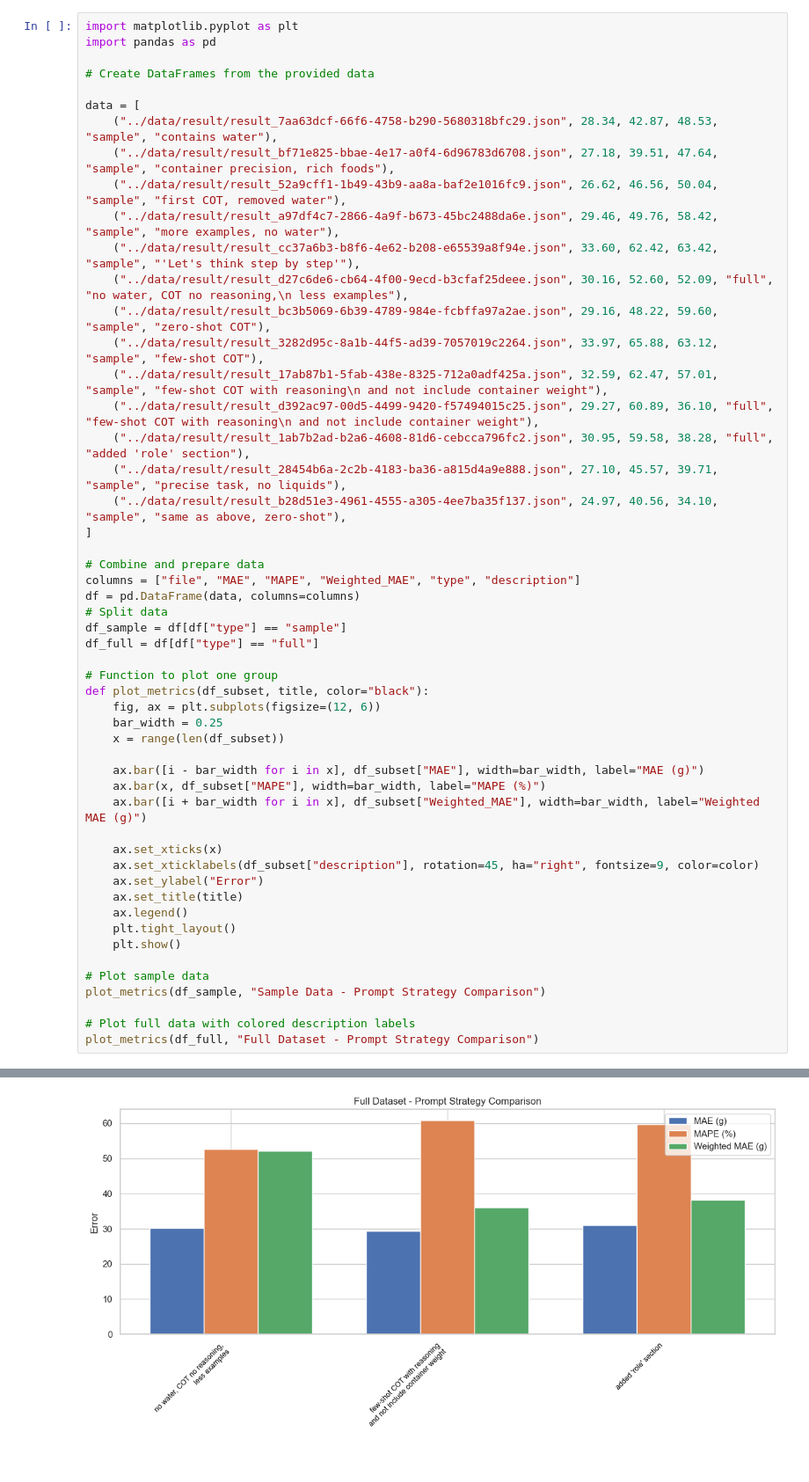
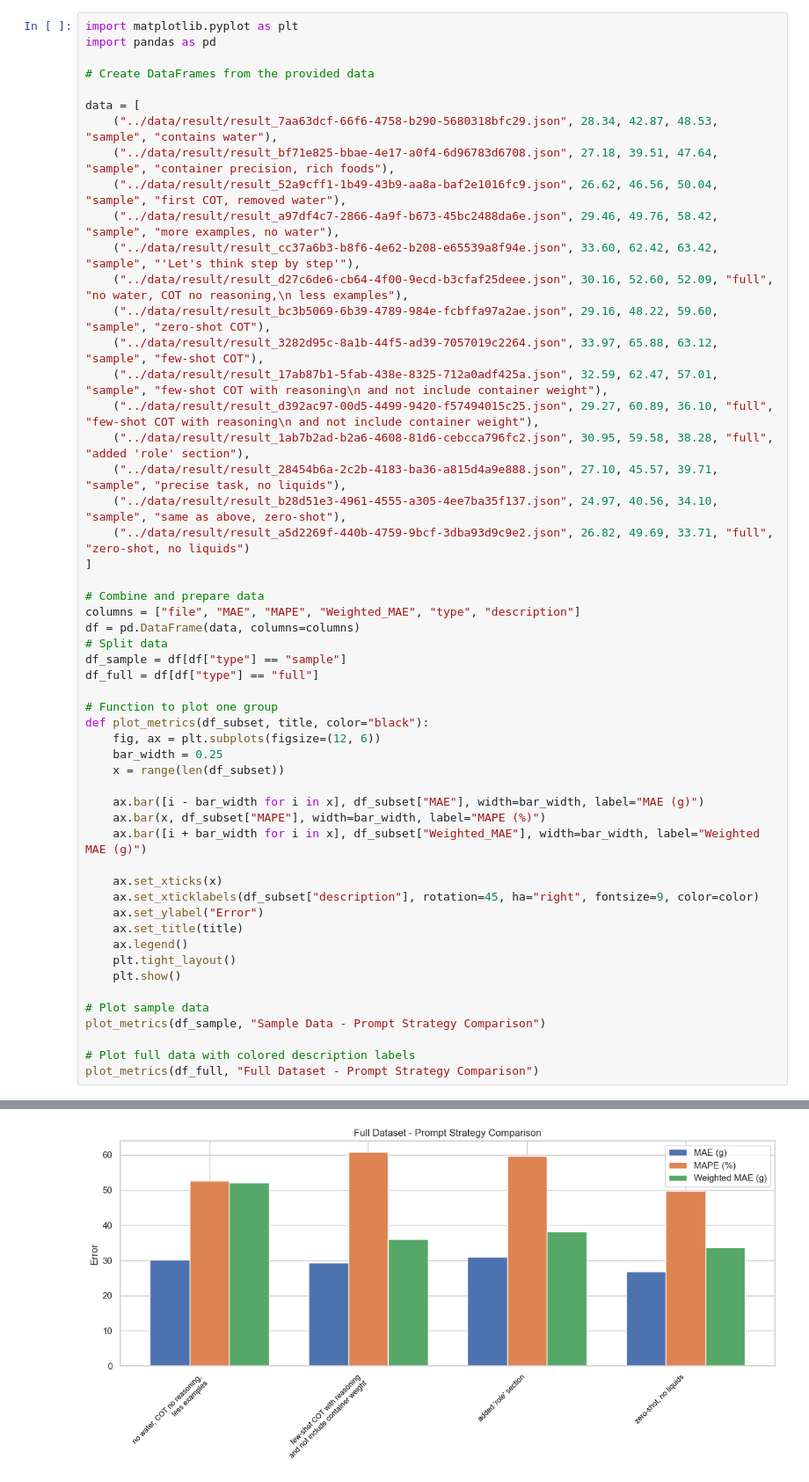
Before and after one commit to samaaraaah/volumetric-estimation-of-food-bachelor-project, a Jupyter notebook: src/visualize_results.ipynb, the cells around one changed output, grey strips where cells are left out. Shown: that part at 88% size. Cells and saved outputs as stored; diff of their text form.

Commit message:
Result from whole dataset

```diff
--- a/src/visualize_results.ipynb
+++ b/src/visualize_results.ipynb
@@ -18,6 +18,7 @@ data = [
     ("../data/result/result_1ab7b2ad-b2a6-4608-81d6-cebcca796fc2.json", 30.95, 59.58, 38.28, "full", "added 'role' section"),
     ("../data/result/result_28454b6a-2c2b-4183-ba36-a815d4a9e888.json", 27.10, 45.57, 39.71, "sample", "precise task, no liquids"),
     ("../data/result/result_b28d51e3-4961-4555-a305-4ee7ba35f137.json", 24.97, 40.56, 34.10, "sample", "same as above, zero-shot"),
+    ("../data/result/result_a5d2269f-440b-4759-9bcf-3dba93d9c9e2.json", 26.82, 49.69, 33.71, "full", "zero-shot, no liquids")
 ]
 
 # Combine and prepare data
@@ -25,31 +26,31 @@ columns = ["file", "MAE", "MAPE", "Weighted_MAE", "type", "description"]
 df = pd.DataFrame(data, columns=columns)
 # Split data
 df_sample = df[df["type"] == "sample"]
 df_full = df[df["type"] == "full"]
 
 # Function to plot one group
 def plot_metrics(df_subset, title, color="black"):
     fig, ax = plt.subplots(figsize=(12, 6))
     bar_width = 0.25
     x = range(len(df_subset))
 
     ax.bar([i - bar_width for i in x], df_subset["MAE"], width=bar_width, label="MAE (g)")
     ax.bar(x, df_subset["MAPE"], width=bar_width, label="MAPE (%)")
     ax.bar([i + bar_width for i in x], df_subset["Weighted_MAE"], width=bar_width, label="Weighted MAE (g)")
 
     ax.set_xticks(x)
     ax.set_xticklabels(df_subset["description"], rotation=45, ha="right", fontsize=9, color=color)
     ax.set_ylabel("Error")
     ax.set_title(title)
     ax.legend()
     plt.tight_layout()
     plt.show()
 
 # Plot sample data
 plot_metrics(df_sample, "Sample Data - Prompt Strategy Comparison")
 
 # Plot full data with colored description labels
 plot_metrics(df_full, "Full Dataset - Prompt Strategy Comparison")
 # %% [output]
 [figure]
-[figure, old version]
+[figure, new version]
```
Also changed, not shown: 8 other files.
